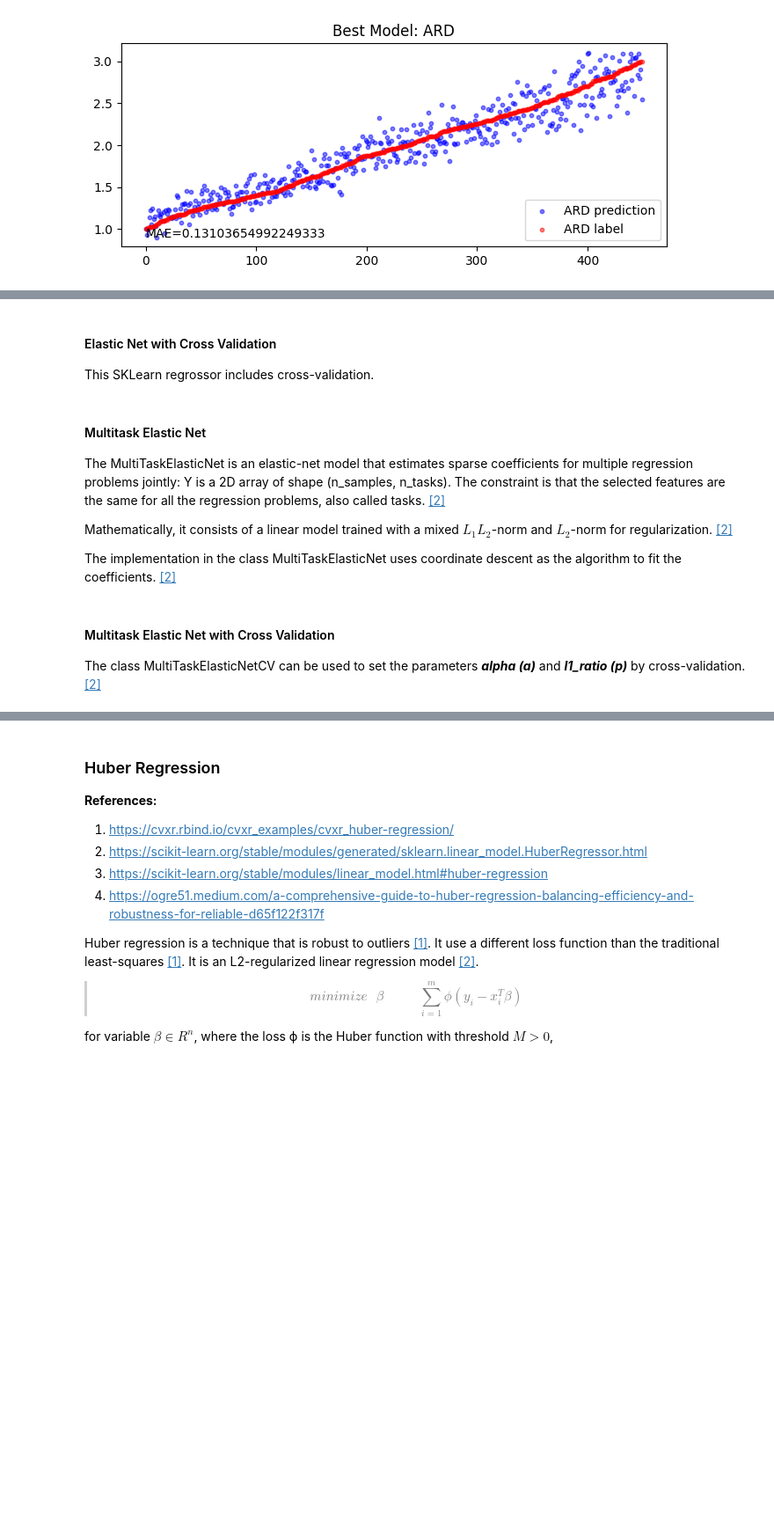
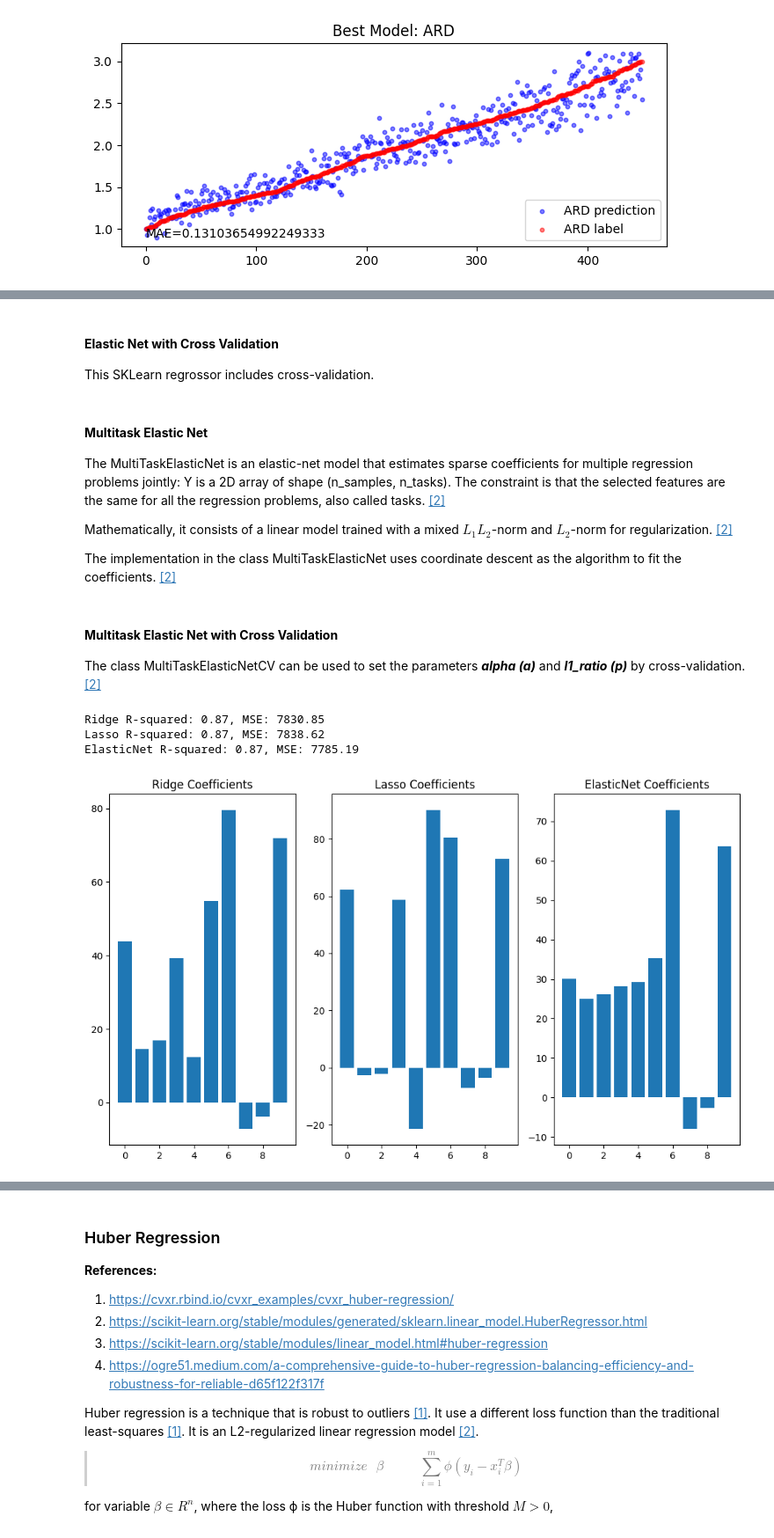
Before and after one commit to wsonguga/SensorAI, a Jupyter notebook: tutorials/tutorial_regression.ipynb, the cells around one changed output, grey strips where cells are left out. Shown at 88% size. Saved outputs shown, nothing was run; the diff lists cells and outputs as text; code cells hidden in the pictures; blank space fills up the shorter version.

```diff
--- a/tutorials/tutorial_regression.ipynb
+++ b/tutorials/tutorial_regression.ipynb
@@ -804,9 +1076,9 @@ Elastic Net regularization is particularly useful when dealing with datasets tha
 # %% [markdown]
-#### Elastic Net with Cross Validation
+#### **Elastic Net with Cross Validation**
 
 This SKLearn regrossor includes cross-validation.
 # %% [markdown]
-#### Multitask Elastic Net
+#### **Multitask Elastic Net**
 
 The MultiTaskElasticNet is an elastic-net model that estimates sparse coefficients for multiple regression problems jointly: Y is a 2D array of shape (n_samples, n_tasks). The constraint is that the selected features are the same for all the regression problems, also called tasks. <a href="https://scikit-learn.org/stable/modules/linear_model.html#multi-task-elastic-net">[2]</a>
 
@@ -818,6 +1090,79 @@ Mathematically, it consists of a linear model trained with a mixed $L_1L_2$-norm
 
 The implementation in the class MultiTaskElasticNet uses coordinate descent as the algorithm to fit the coefficients. <a href="https://scikit-learn.org/stable/modules/linear_model.html#multi-task-elastic-net">[2]</a>
 # %% [markdown]
-#### Multitask Elastic Net with Cross Validation
+#### **Multitask Elastic Net with Cross Validation**
 
 The class MultiTaskElasticNetCV can be used to set the parameters ***alpha (a)*** and ***l1_ratio (p)*** by cross-validation. <a href="https://scikit-learn.org/stable/modules/linear_model.html#multi-task-elastic-net">[2]</a>
+# %%
+# Import necessary libraries
+import numpy as np
+import matplotlib.pyplot as plt
+from sklearn.model_selection import train_test_split
+from sklearn.datasets import make_regression
+from sklearn.linear_model import Ridge, Lasso, ElasticNetCV
+from sklearn.metrics import mean_squared_error
+
+# Generate a synthetic regression dataset with 100 samples and 10 features
+# Make the first 5 features highly correlated to simulate real-world conditions
+X, y = make_regression(n_samples=100, n_features=10, noise=0.1, random_state=42)
+
+# Correlate the first 5 features to simulate high correlation among them
+X[:, 0] = X[:, 1] + np.random.normal(0, 0.1, X[:, 1].shape)
+X[:, 2] = X[:, 3] + np.random.normal(0, 0.1, X[:, 3].shape)
+X[:, 4] = X[:, 5] + np.random.normal(0, 0.1, X[:, 5].shape)
+
+# Split the data into training and test sets
+X_train, X_test, y_train, y_test = train_test_split(X, y, test_size=0.2, random_state=42)
+
+# Create and fit Ridge, Lasso, and ElasticNet models
+ridge = Ridge(alpha=1.0)
+lasso = Lasso(alpha=0.1)
+elastic_net = ElasticNetCV(l1_ratio=0.5, cv=5)
+
+# Fit models
+ridge.fit(X_train, y_train)
+lasso.fit(X_train, y_train)
+elastic_net.fit(X_train, y_train)
+
+# Make predictions
+ridge_pred = ridge.predict(X_test)
+lasso_pred = lasso.predict(X_test)
+elastic_net_pred = elastic_net.predict(X_test)
+
+# Calculate R-squared for each model
+ridge_r2 = ridge.score(X_test, y_test)
+lasso_r2 = lasso.score(X_test, y_test)
+elastic_net_r2 = elastic_net.score(X_test, y_test)
+
+# Calculate Mean Squared Error for each model
+ridge_mse = mean_squared_error(y_test, ridge_pred)
+lasso_mse = mean_squared_error(y_test, lasso_pred)
+elastic_net_mse = mean_squared_error(y_test, elastic_net_pred)
+
+# Print the results
+print(f"Ridge R-squared: {ridge_r2:.2f}, MSE: {ridge_mse:.2f}")
+print(f"Lasso R-squared: {lasso_r2:.2f}, MSE: {lasso_mse:.2f}")
+print(f"ElasticNet R-squared: {elastic_net_r2:.2f}, MSE: {elastic_net_mse:.2f}")
+
+# Visualize the coefficients for each model
+plt.figure(figsize=(10, 6))
+
+plt.subplot(1, 3, 1)
+plt.bar(range(len(ridge.coef_)), ridge.coef_)
+plt.title('Ridge Coefficients')
+
+plt.subplot(1, 3, 2)
+plt.bar(range(len(lasso.coef_)), lasso.coef_)
+plt.title('Lasso Coefficients')
+
+plt.subplot(1, 3, 3)
+plt.bar(range(len(elastic_net.coef_)), elastic_net.coef_)
+plt.title('ElasticNet Coefficients')
+
+plt.tight_layout()
+plt.show()
+# %% [output]
+Ridge R-squared: 0.87, MSE: 7830.85
+Lasso R-squared: 0.87, MSE: 7838.62
+ElasticNet R-squared: 0.87, MSE: 7785.19
+[figure, added]
```
Also changed, not shown: parts of 17 cells of this notebook.
